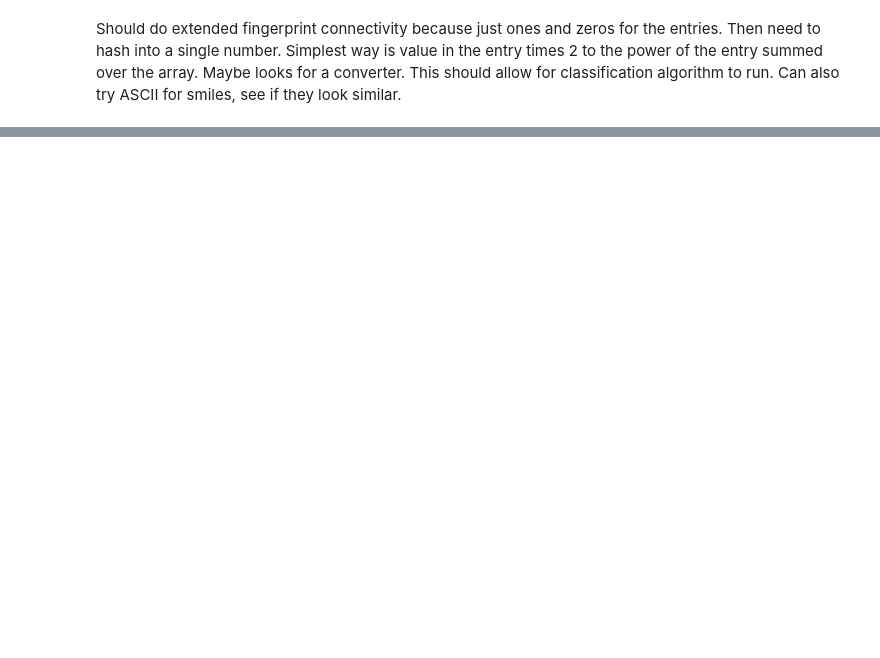
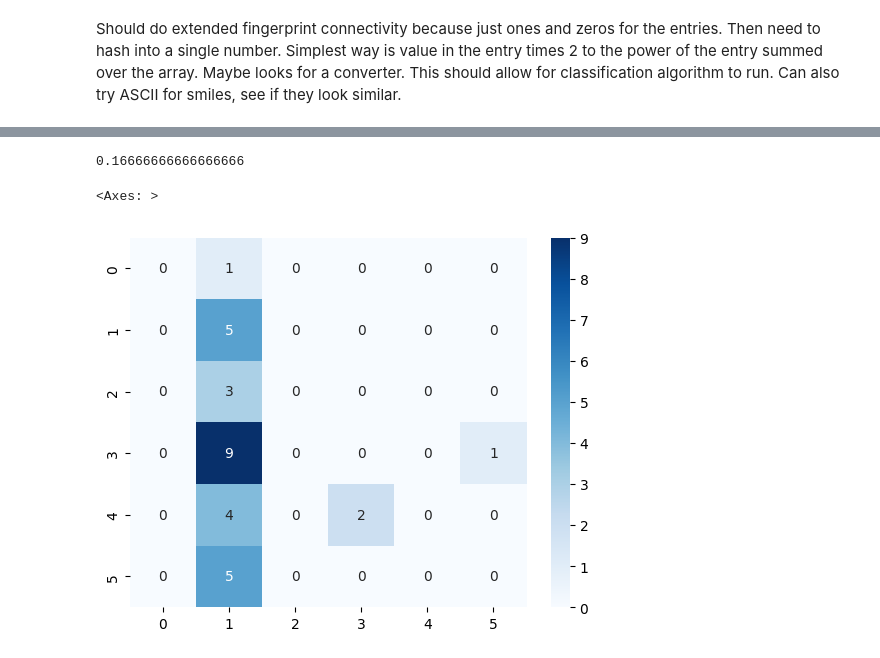
Before and after one commit to liam-haas/CLPS0950_FinalProject, a Jupyter notebook: FinalProject.ipynb, the cells around one changed output, grey strips where cells are left out. Saved outputs shown, nothing was run; the diff lists cells and outputs as text; code cells hidden in the pictures; blank space fills up the shorter version.

```diff
--- a/FinalProject.ipynb
+++ b/FinalProject.ipynb
@@ -99,0 +148,14 @@ ValueError: ignored
+# %%
+from sklearn.naive_bayes import GaussianNB
+
+model2 = GaussianNB()
+model2.fit(x_train, y_train)
+prediction2 = model2.predict(x_test)
+print(model2.score(x_test, y_test))
+
+conf_mat2 = confusion_matrix(y_test, prediction2)
+sns.heatmap(conf_mat2, annot = True, cmap = 'Blues')
+# %% [output]
+0.16666666666666666
+<Axes: >
+[figure, added]
```
Also changed, not shown: parts of 11 cells of this notebook.
